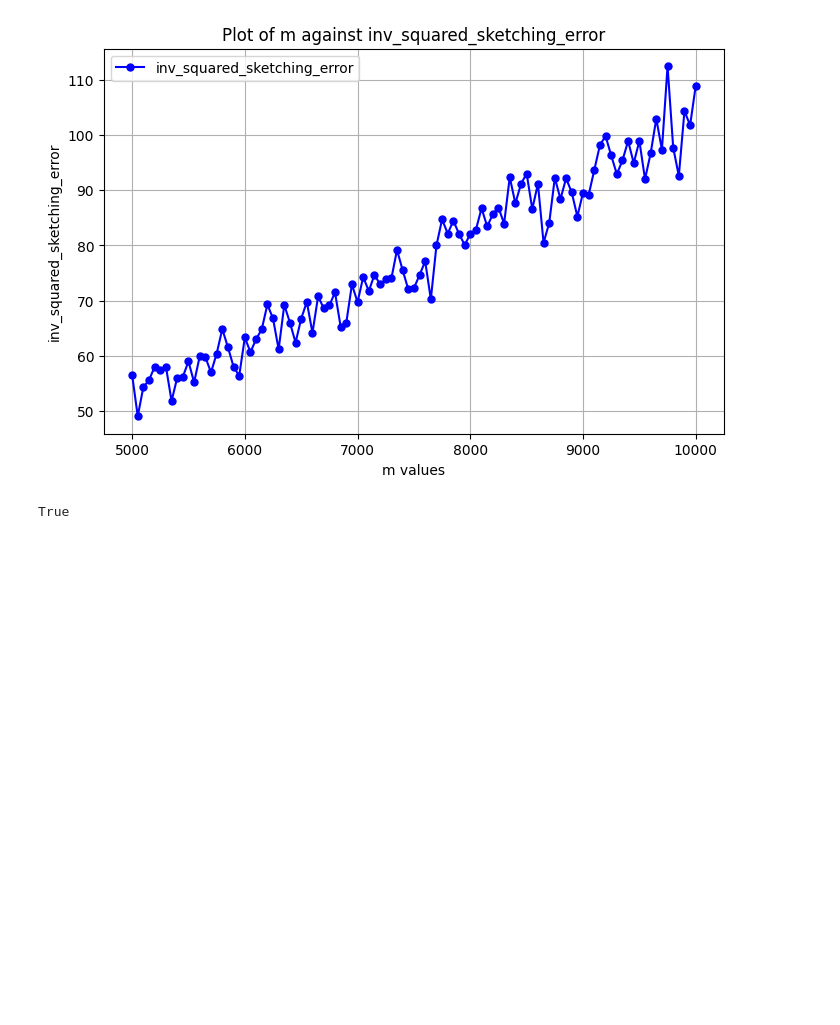
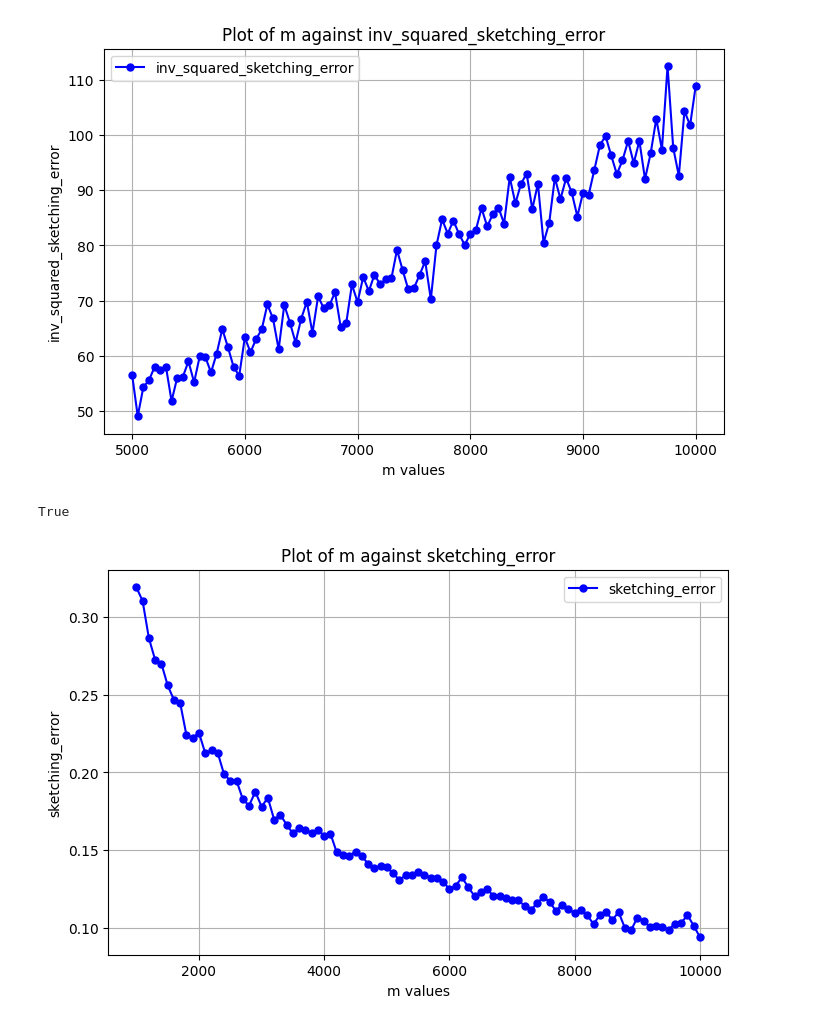
Before and after one commit to LakBoonJun1/DSA4288, a Jupyter notebook: Notebook/implementation.ipynb, the cells around one changed output. Cells and saved outputs as stored; diff of their text form; code cells hidden in the pictures; blank space fills up the shorter version.

```diff
--- a/Notebook/implementation.ipynb
+++ b/Notebook/implementation.ipynb
@@ -892,0 +923,20 @@ True
+# %%
+new_df['ratio'] = new_df['max_svd']/new_df['min_svd']
+new_df['min_svd_error'] = abs(1 - new_df["min_svd"])
+new_df["max_svd_error"] = abs(1 - new_df["max_svd"])
+new_df['sketching_error'] = new_df[["min_svd_error", "max_svd_error"]].max(axis=1)
+# %%
+plt.figure(figsize=(8, 5))
+plt.plot(new_df["m"], new_df["sketching_error"], marker='o', linestyle='-', color='b', markersize=5, label='sketching_error')
+
+# Labels and title
+plt.xlabel("m values")
+plt.ylabel("sketching_error")
+plt.title("Plot of m against sketching_error")
+plt.legend()
+plt.grid(True)
+
+# Show plot
+plt.show()
+# %% [output]
+[figure, added]
```
Also changed, not shown: parts of 2 cells of this notebook.
